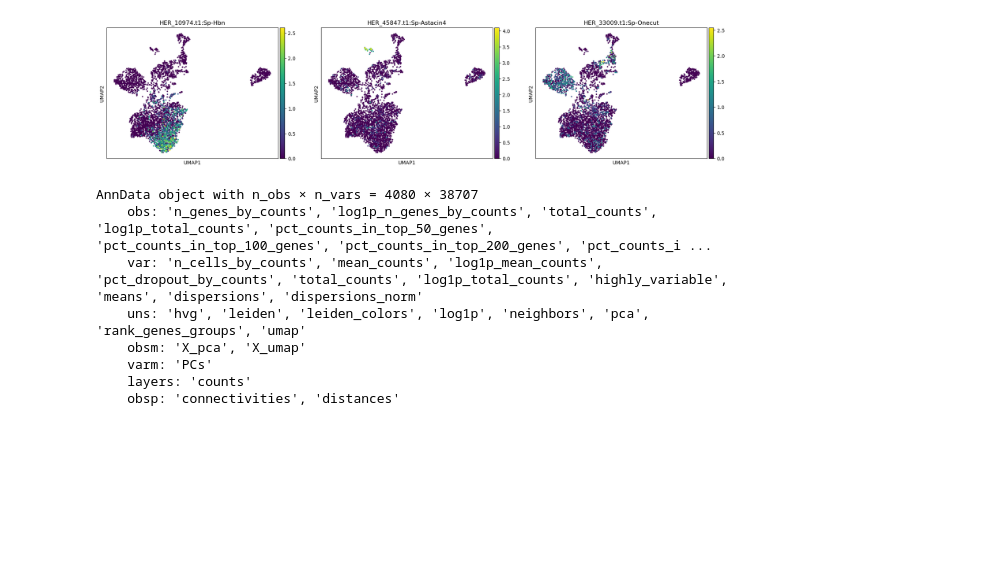
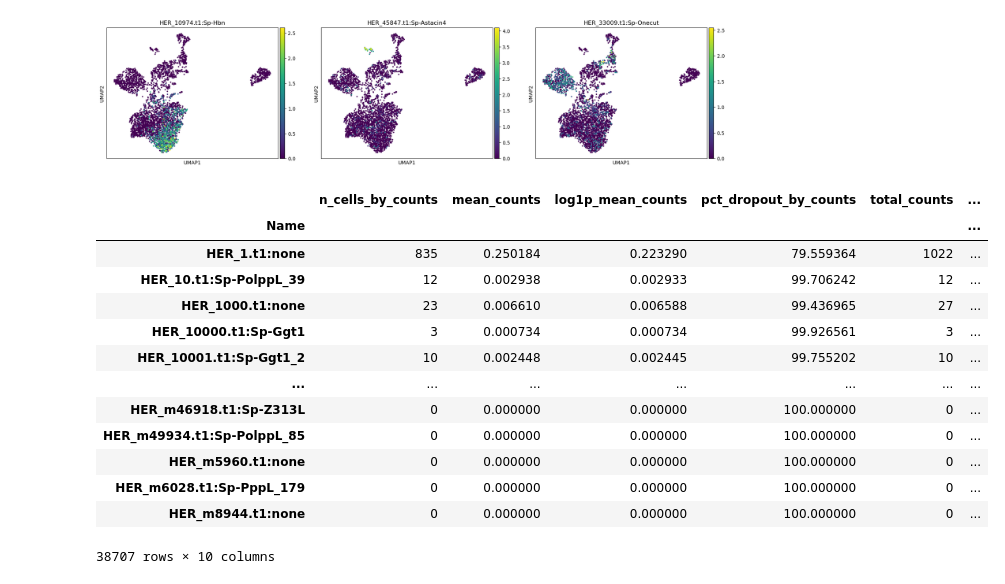
Before and after one commit to brennandmcdonald/bio265_project, a Jupyter notebook: process_data.ipynb, the cells around one changed output. Saved outputs shown, nothing was run; the diff lists cells and outputs as text; code cells hidden in the pictures; blank space fills up the shorter version.

```diff
--- a/process_data.ipynb
+++ b/process_data.ipynb
@@ -162,13 +165,19 @@ he48.write_h5ad("./he48_processed.h5ad")
 # %%
 he48 = ad.read_h5ad("./he48_processed.h5ad")
 # %%
-he48
+he48.var
 # %% [output]
+|  | n_cells_by_counts | mean_counts | log1p_mean_counts | pct_dropout_by_counts | total_counts | ... |
+| Name |  |  |  |  |  | ... |
+| HER_1.t1:none | 835 | 0.250184 | 0.223290 | 79.559364 | 1022 | ... |
+| HER_10.t1:Sp-PolppL_39 | 12 | 0.002938 | 0.002933 | 99.706242 | 12 | ... |
+| HER_1000.t1:none | 23 | 0.006610 | 0.006588 | 99.436965 | 27 | ... |
+| HER_10000.t1:Sp-Ggt1 | 3 | 0.000734 | 0.000734 | 99.926561 | 3 | ... |
+| HER_10001.t1:Sp-Ggt1_2 | 10 | 0.002448 | 0.002445 | 99.755202 | 10 | ... |
+| ... | ... | ... | ... | ... | ... | ... |
+| HER_m46918.t1:Sp-Z313L | 0 | 0.000000 | 0.000000 | 100.000000 | 0 | ... |
+| HER_m49934.t1:Sp-PolppL_85 | 0 | 0.000000 | 0.000000 | 100.000000 | 0 | ... |
+| HER_m5960.t1:none | 0 | 0.000000 | 0.000000 | 100.000000 | 0 | ... |
+| HER_m6028.t1:Sp-PppL_179 | 0 | 0.000000 | 0.000000 | 100.000000 | 0 | ... |
+| HER_m8944.t1:none | 0 | 0.000000 | 0.000000 | 100.000000 | 0 | ... |
-AnnData object with n_obs × n_vars = 4080 × 38707
-    obs: 'n_genes_by_counts', 'log1p_n_genes_by_counts', 'total_counts', 'log1p_total_counts', 'pct_counts_in_top_50_genes', 'pct_counts_in_top_100_genes', 'pct_counts_in_top_200_genes', 'pct_counts_i ...
-    var: 'n_cells_by_counts', 'mean_counts', 'log1p_mean_counts', 'pct_dropout_by_counts', 'total_counts', 'log1p_total_counts', 'highly_variable', 'means', 'dispersions', 'dispersions_norm'
-    uns: 'hvg', 'leiden', 'leiden_colors', 'log1p', 'neighbors', 'pca', 'rank_genes_groups', 'umap'
-    obsm: 'X_pca', 'X_umap'
-    varm: 'PCs'
-    layers: 'counts'
-    obsp: 'connectivities', 'distances'
+38707 rows × 10 columns
```
Also changed, not shown: parts of 2 cells of this notebook, 1 other file.
